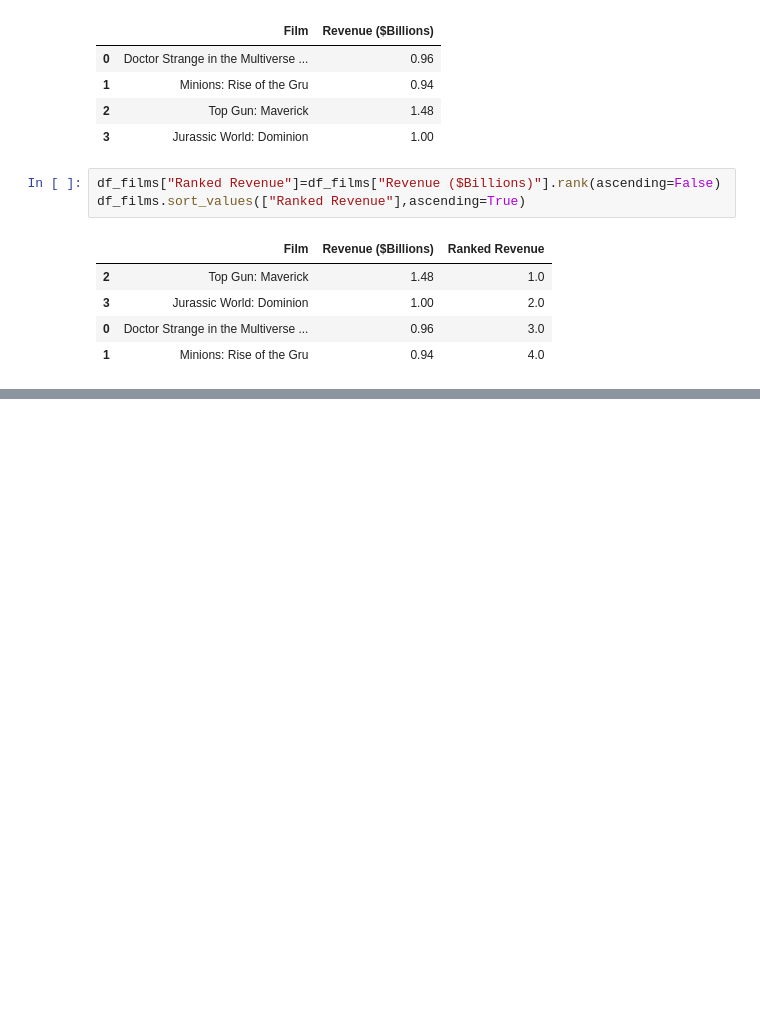
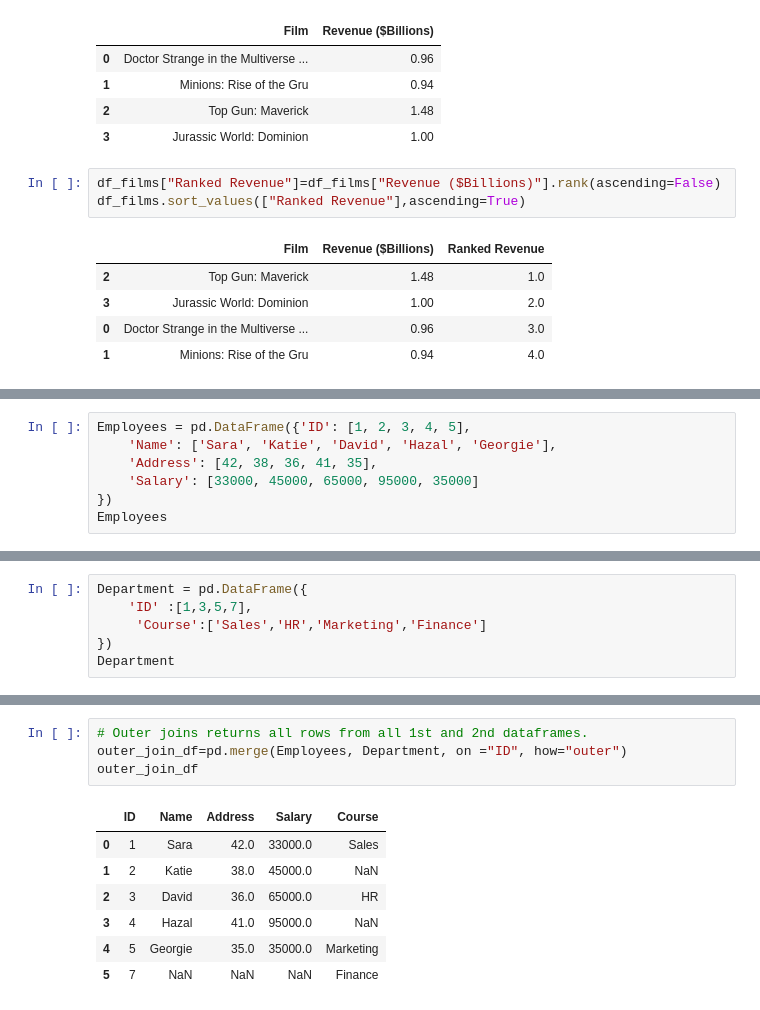
Before and after one commit to Abayrakdar/Testing, a Jupyter notebook: Week4_Python.ipynb, the cells around one changed output, grey strips where cells are left out. Drawn from its saved outputs; the diff is of its cells as text; blank space fills up the shorter version.

```diff
--- a/Week4_Python.ipynb
+++ b/Week4_Python.ipynb
@@ -535,0 +541,7 @@ df_films.sort_values(["Ranked Revenue"],ascending=True)
+# %%
+Employees = pd.DataFrame({'ID': [1, 2, 3, 4, 5],
+    'Name': ['Sara', 'Katie', 'David', 'Hazal', 'Georgie'],
+    'Address': [42, 38, 36, 41, 35],
+    'Salary': [33000, 45000, 65000, 95000, 35000]
+})
+Employees
@@ -535,0 +555,6 @@ df_films.sort_values(["Ranked Revenue"],ascending=True)
+# %%
+Department = pd.DataFrame({
+    'ID' :[1,3,5,7],
+     'Course':['Sales','HR','Marketing','Finance']
+})
+Department
@@ -535,0 +576,12 @@ df_films.sort_values(["Ranked Revenue"],ascending=True)
+# %%
+# Outer joins returns all rows from all 1st and 2nd dataframes.
+outer_join_df=pd.merge(Employees, Department, on ="ID", how="outer")
+outer_join_df
+# %% [output]
+|  | ID | Name | Address | Salary | Course |
+| 0 | 1 | Sara | 42.0 | 33000.0 | Sales |
+| 1 | 2 | Katie | 38.0 | 45000.0 | NaN |
+| 2 | 3 | David | 36.0 | 65000.0 | HR |
+| 3 | 4 | Hazal | 41.0 | 95000.0 | NaN |
+| 4 | 5 | Georgie | 35.0 | 35000.0 | Marketing |
+| 5 | 7 | NaN | NaN | NaN | Finance |
```
Also changed, not shown: parts of 7 cells of this notebook.
